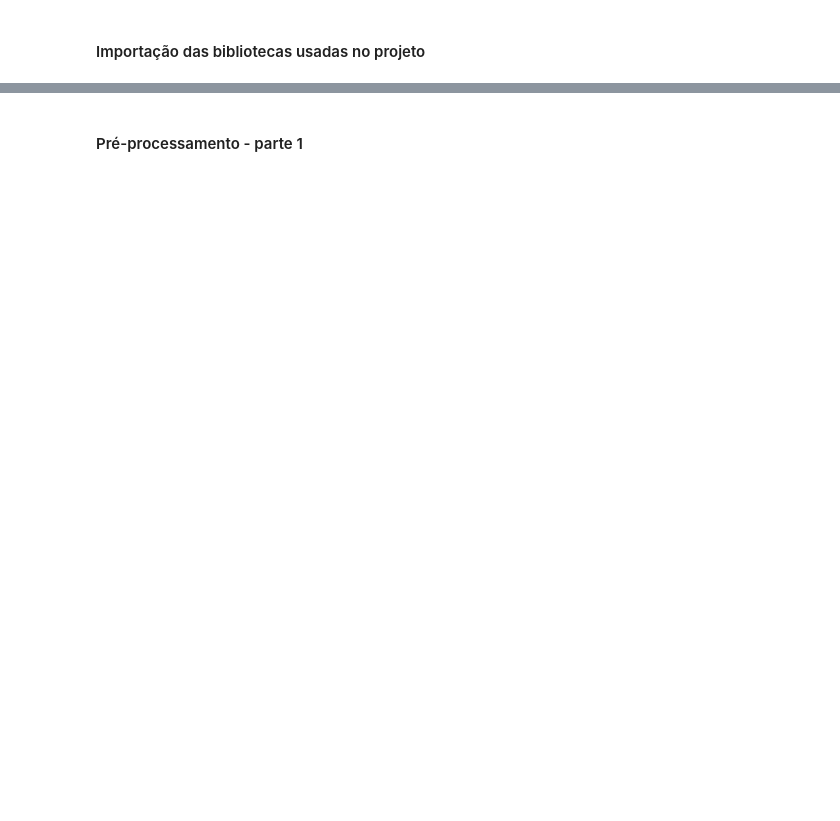
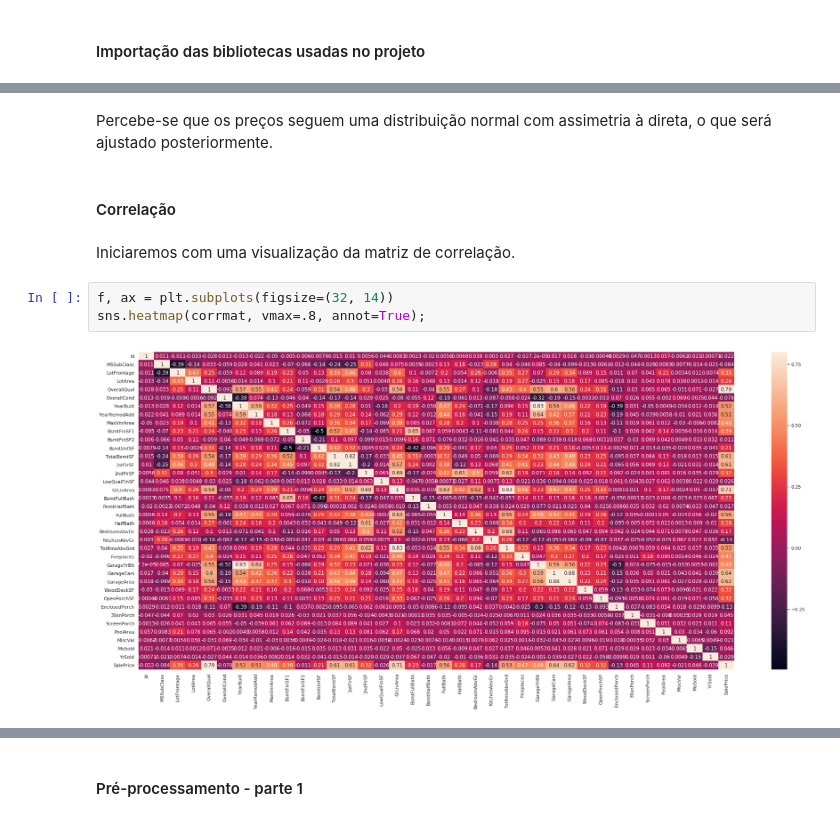
Before and after one commit to robsonrung/MLND-Capstone-Project, a Jupyter notebook: MLND-Capstone-Projeto.ipynb, the cells around one changed output, grey strips where cells are left out. Cells and saved outputs as stored; diff of their text form; blank space fills up the shorter version.

```diff
--- a/MLND-Capstone-Projeto.ipynb
+++ b/MLND-Capstone-Projeto.ipynb
@@ -106,0 +294,11 @@ train = pd.read_csv("train.csv")
+# %% [markdown]
+Percebe-se que os preços seguem uma distribuição normal com assimetria à direta, o que será ajustado posteriormente.
+# %% [markdown]
+#### Correlação
+# %% [markdown]
+Iniciaremos com uma visualização da matriz de correlação.
+# %%
+f, ax = plt.subplots(figsize=(32, 14))
+sns.heatmap(corrmat, vmax=.8, annot=True);
+# %% [output]
+[figure, added]
```
Also changed, not shown: parts of 83 cells of this notebook.
